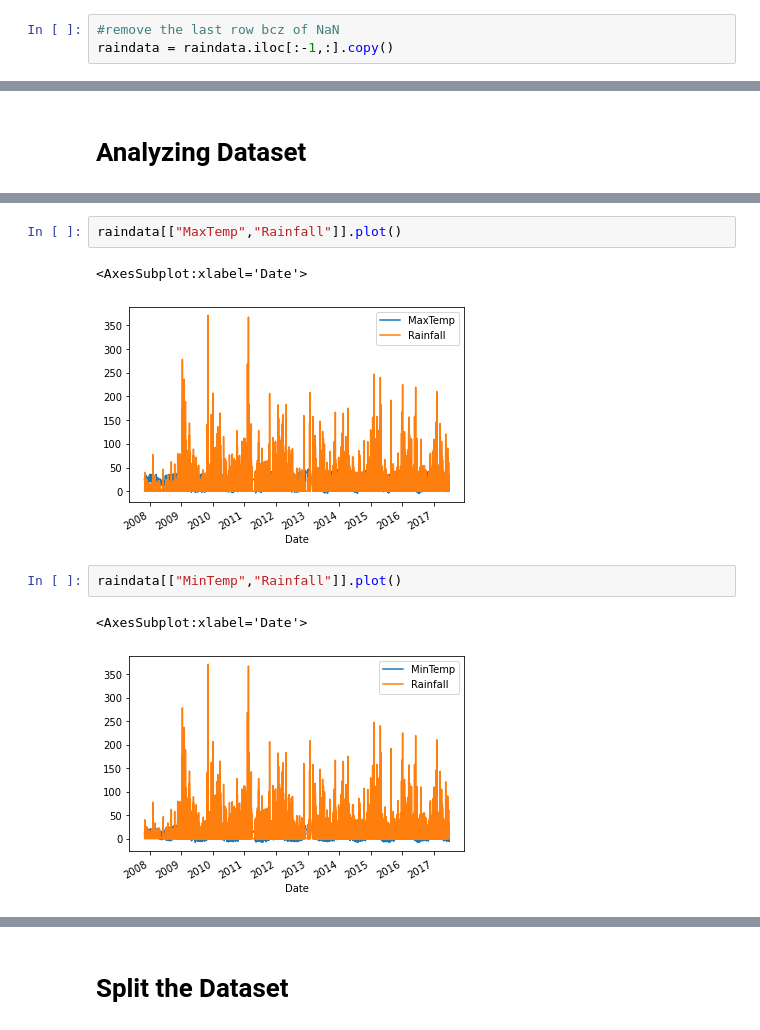
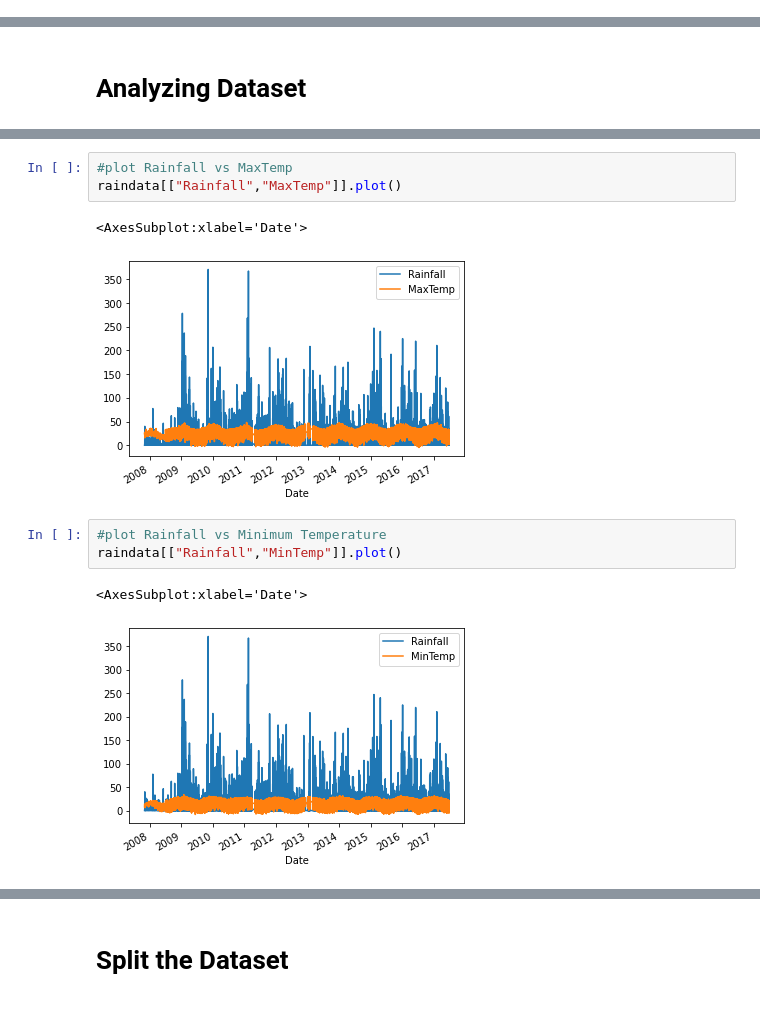
Before and after one commit to sandamaligeethika/ML_Assignment2_IT19120058_IT19120294_IT19147956, a Jupyter notebook: Assignment2.ipynb, the cells around one changed output, grey strips where cells are left out. Cells and saved outputs as stored; diff of their text form.

```diff
--- a/Assignment2.ipynb
+++ b/Assignment2.ipynb
@@ -157,6 +157,3 @@ DatetimeIndex(['2008-12-01', '2008-12-02', '2008-12-03', '2008-12-04',
                '2017-06-20', '2017-06-21', '2017-06-22', '2017-06-23',
                '2017-06-24', '2017-06-25'],
               dtype='datetime64[ns]', name='Date', length=145460, freq=None)
-# %%
-#remove the last row bcz of NaN
-raindata = raindata.iloc[:-1,:].copy()
@@ -305,10 +332,12 @@ Int64Index([12, 12, 12, 12, 12, 12, 12, 12, 12, 12,
 # %%
-raindata[["MaxTemp","Rainfall"]].plot()
+#plot Rainfall vs MaxTemp
+raindata[["Rainfall","MaxTemp"]].plot()
 # %% [output]
 <AxesSubplot:xlabel='Date'>
-[figure, old version]
+[figure, new version]
 # %%
-raindata[["MinTemp","Rainfall"]].plot()
+#plot Rainfall vs Minimum Temperature
+raindata[["Rainfall","MinTemp"]].plot()
 # %% [output]
 <AxesSubplot:xlabel='Date'>
-[figure, old version]
+[figure, new version]
```
Also changed, not shown: parts of 58 cells of this notebook.
